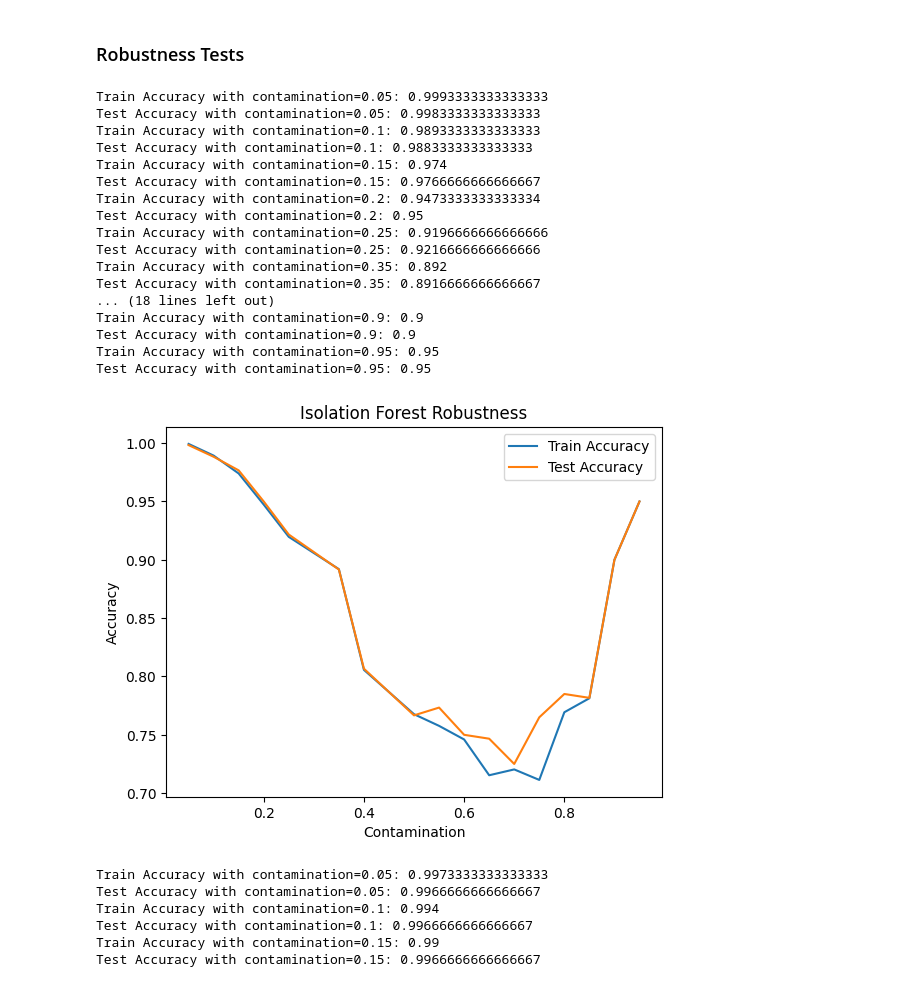
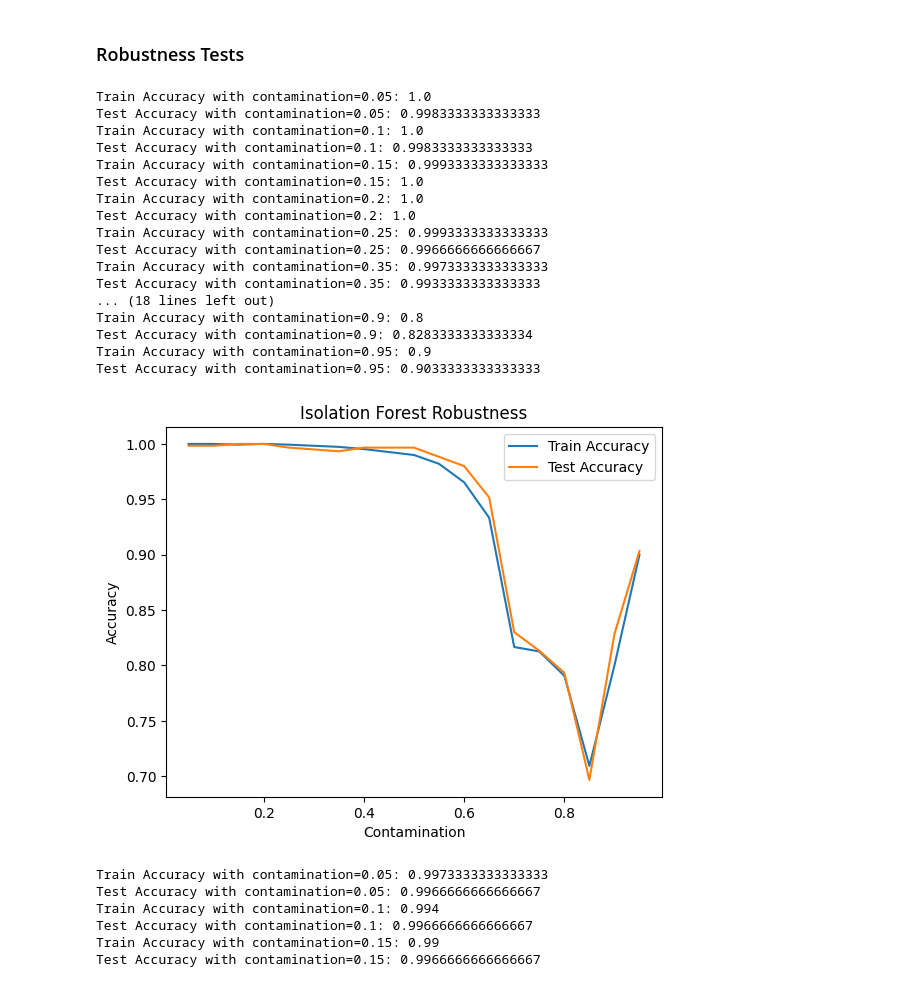
Before and after one commit to Razvan48/Project-Anomaly-Detection-AD, a Jupyter notebook: Presentation-NoteBook.ipynb, the cells around one changed output. Saved outputs shown, nothing was run; the diff lists cells and outputs as text; code cells hidden in the pictures.

```diff
--- a/Presentation-NoteBook.ipynb
+++ b/Presentation-NoteBook.ipynb
@@ -656,7 +660,7 @@ class KMeansIsolationForest:
 Xs_train, Xs_test, Ys_train, Ys_test = generate_data(n_train=3000, n_test=100, n_features=2, contamination=0.1, random_state=23)
 
 isolation_tree = IsolationTree()
-isolation_tree.fit(Xs_train, subsample_size=256, contamination=0.1)
+isolation_tree.fit(Xs_train, subsample_size=128, contamination=0.1)
 isolation_tree.plot_partition_space_2D()
 
 predictions = isolation_tree.predict(Xs_test)
@@ -696,6 +700,6 @@ Train Accuracy:  0.1
 # %%
 isolation_forest = IsolationForest(ensemble_size=100)
-isolation_forest.fit(Xs_train, subsample_size=256, contamination=0.1)
+isolation_forest.fit(Xs_train, subsample_size=128, contamination=0.1)
 
 isolation_forest_predictions = isolation_forest.predict(Xs_test)
 print('Isolation Forest Accuracy: ', np.mean(isolation_forest_predictions == Ys_test))
@@ -716,6 +720,6 @@ Isolation Forest Train Accuracy:  0.9776666666666667
 # %%
 kmeans_isolation_tree = KMeansIsolationTree()
-kmeans_isolation_tree.fit(Xs_train, subsample_size=256, contamination=0.1)
+kmeans_isolation_tree.fit(Xs_train, subsample_size=128, contamination=0.1)
 kmeans_isolation_tree.plot_partition_space_2D()
 
 predictions = kmeans_isolation_tree.predict(Xs_test)
@@ -726,6 +730,6 @@ KMeans Isolation Tree Accuracy:  0.54
 # %%
 kmeans_isolation_forest = KMeansIsolationForest(ensemble_size=100)
-kmeans_isolation_forest.fit(Xs_train, subsample_size=256, contamination=0.1)
+kmeans_isolation_forest.fit(Xs_train, subsample_size=128, contamination=0.1)
 
 kmeans_isolation_forest_predictions = kmeans_isolation_forest.predict(Xs_test)
 print('KMeans Isolation Forest Accuracy: ', np.mean(kmeans_isolation_forest_predictions == Ys_test))
@@ -749,50 +753,50 @@ contaminations = [0.05, 0.1, 0.15, 0.2, 0.25, 0.35, 0.4, 0.5, 0.55, 0.6, 0.65, 0
 train_accuracies = []
 test_accuracies = []
 
 for contamination in contaminations:
     Xs_train, Xs_test, Ys_train, Ys_test = generate_data(n_train=3000, n_test=600, n_features=10, contamination=contamination, random_state=23)
 
     isolation_forest = IsolationForest(ensemble_size=100)
-    isolation_forest.fit(Xs_train, subsample_size=256, contamination=contamination)
+    isolation_forest.fit(Xs_train, subsample_size=128, contamination=contamination)
 
     train_predictions = isolation_forest.predict(Xs_train)
     test_predictions = isolation_forest.predict(Xs_test)
 
     train_accuracy = np.mean(train_predictions == Ys_train)
     test_accuracy = np.mean(test_predictions == Ys_test)
 
     print(f'Train Accuracy with contamination={contamination}: {train_accuracy}')
     print(f'Test Accuracy with contamination={contamination}: {test_accuracy}')
 
     train_accuracies.append(train_accuracy)
     test_accuracies.append(test_accuracy)
 
 plt.plot(contaminations, train_accuracies, label='Train Accuracy')
 plt.plot(contaminations, test_accuracies, label='Test Accuracy')
 plt.xlabel('Contamination')
 plt.ylabel('Accuracy')
 plt.title('Isolation Forest Robustness')
 plt.legend()
 plt.show()
 # %% [output]
-Train Accuracy with contamination=0.05: 0.9993333333333333
+Train Accuracy with contamination=0.05: 1.0
 Test Accuracy with contamination=0.05: 0.9983333333333333
-Train Accuracy with contamination=0.1: 0.9893333333333333
-Test Accuracy with contamination=0.1: 0.9883333333333333
-Train Accuracy with contamination=0.15: 0.974
-Test Accuracy with contamination=0.15: 0.9766666666666667
-Train Accuracy with contamination=0.2: 0.9473333333333334
-Test Accuracy with contamination=0.2: 0.95
-Train Accuracy with contamination=0.25: 0.9196666666666666
-Test Accuracy with contamination=0.25: 0.9216666666666666
-Train Accuracy with contamination=0.35: 0.892
-Test Accuracy with contamination=0.35: 0.8916666666666667
+Train Accuracy with contamination=0.1: 1.0
+Test Accuracy with contamination=0.1: 0.9983333333333333
+Train Accuracy with contamination=0.15: 0.9993333333333333
+Test Accuracy with contamination=0.15: 1.0
+Train Accuracy with contamination=0.2: 1.0
+Test Accuracy with contamination=0.2: 1.0
+Train Accuracy with contamination=0.25: 0.9993333333333333
+Test Accuracy with contamination=0.25: 0.9966666666666667
+Train Accuracy with contamination=0.35: 0.9973333333333333
+Test Accuracy with contamination=0.35: 0.9933333333333333
 ... (18 lines left out)
-Train Accuracy with contamination=0.9: 0.9
-Test Accuracy with contamination=0.9: 0.9
-Train Accuracy with contamination=0.95: 0.95
-Test Accuracy with contamination=0.95: 0.95
+Train Accuracy with contamination=0.9: 0.8
+Test Accuracy with contamination=0.9: 0.8283333333333334
+Train Accuracy with contamination=0.95: 0.9
+Test Accuracy with contamination=0.95: 0.9033333333333333
-[figure, old version]
+[figure, new version]
 # %%
 contaminations = [0.05, 0.1, 0.15, 0.2, 0.25, 0.35, 0.4, 0.5, 0.55, 0.6, 0.65, 0.7, 0.75, 0.8, 0.85, 0.9, 0.95]
 train_accuracies = []
```
Also changed, not shown: parts of 9 cells of this notebook.
